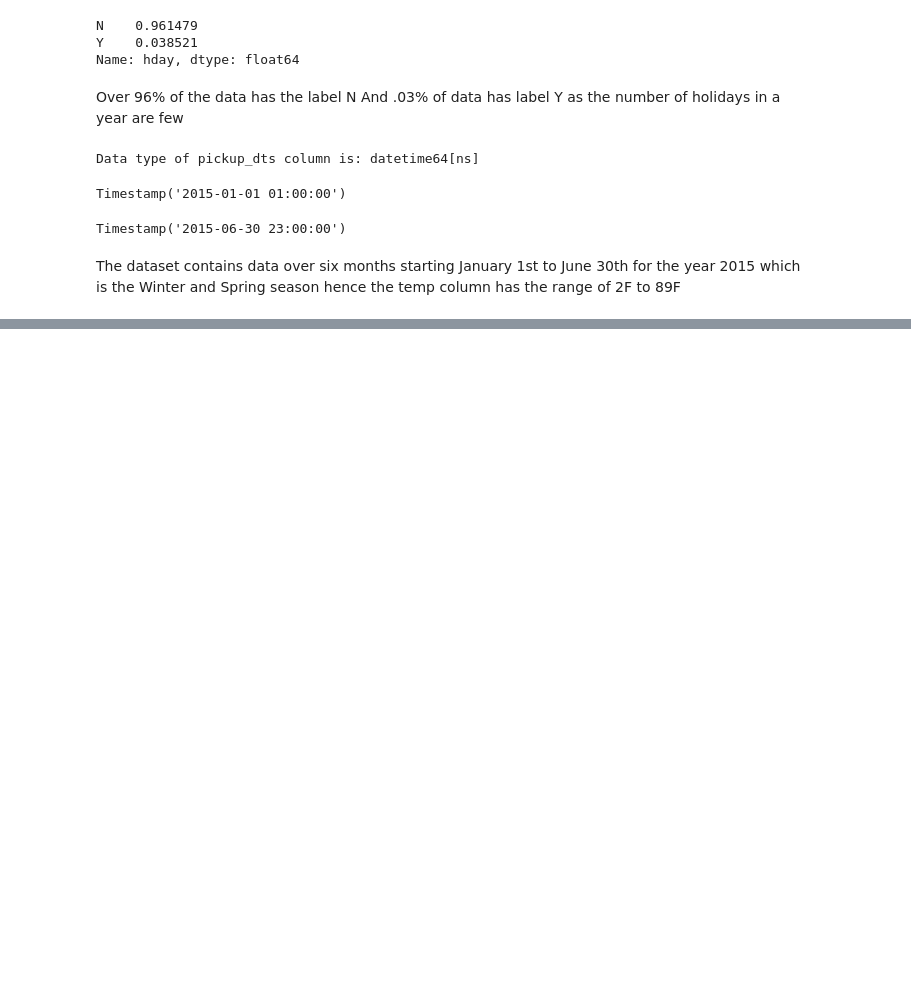
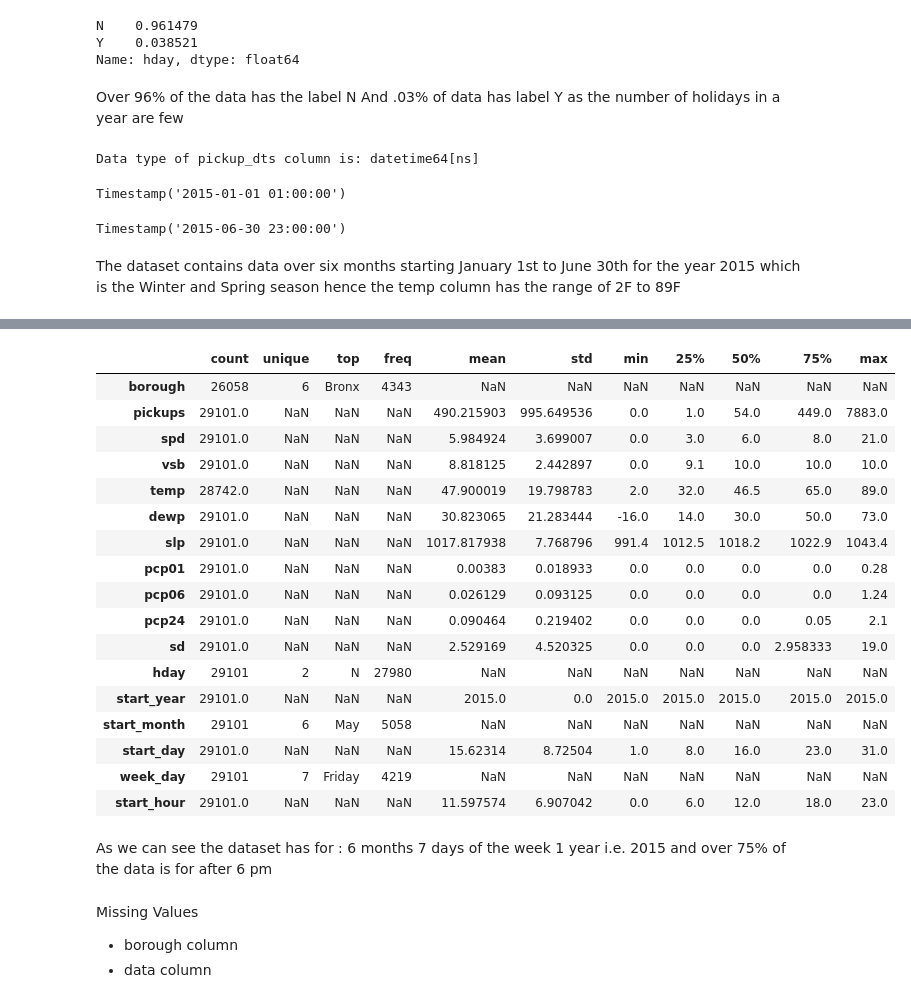
Before and after one commit to sanyassyed/EDA, a Jupyter notebook: eda.ipynb, the cells around one changed output, grey strips where cells are left out. Drawn from its saved outputs; the diff is of its cells as text; code cells hidden in the pictures; blank space fills up the shorter version.

```diff
--- a/eda.ipynb
+++ b/eda.ipynb
@@ -145,3 +145,13 @@ df['pickup_dt'].max()
 Timestamp('2015-06-30 23:00:00')
 # %% [markdown]
 The dataset contains data over six months starting January 1st to June 30th for the year 2015 which is the Winter and Spring season hence the temp column has the range of 2F to 89F
+# %%
+# Extracting the seperate information from the pickup_dt column
+df['start_year'] =  df['pickup_dt'].dt.year
+df['start_month'] = df['pickup_dt'].dt.month_name()
+df['start_day'] = df['pickup_dt'].dt.day
+df['week_day'] = df['pickup_dt'].dt.day_name()
+df['start_hour'] = df['pickup_dt'].dt.hour
+# %%
+# Deleting the pickup_dt column to avoid duplication
+df.drop('pickup_dt', axis=1, inplace=True)
@@ -147,0 +171,32 @@ The dataset contains data over six months starting January 1st to June 30th for
+# %%
+df.describe(include = 'all').T
+# %% [output]
+|  | count | unique | top | freq | mean | std | min | 25% | 50% | 75% | max |
+| borough | 26058 | 6 | Bronx | 4343 | NaN | NaN | NaN | NaN | NaN | NaN | NaN |
+| pickups | 29101.0 | NaN | NaN | NaN | 490.215903 | 995.649536 | 0.0 | 1.0 | 54.0 | 449.0 | 7883.0 |
+| spd | 29101.0 | NaN | NaN | NaN | 5.984924 | 3.699007 | 0.0 | 3.0 | 6.0 | 8.0 | 21.0 |
+| vsb | 29101.0 | NaN | NaN | NaN | 8.818125 | 2.442897 | 0.0 | 9.1 | 10.0 | 10.0 | 10.0 |
+| temp | 28742.0 | NaN | NaN | NaN | 47.900019 | 19.798783 | 2.0 | 32.0 | 46.5 | 65.0 | 89.0 |
+| dewp | 29101.0 | NaN | NaN | NaN | 30.823065 | 21.283444 | -16.0 | 14.0 | 30.0 | 50.0 | 73.0 |
+| slp | 29101.0 | NaN | NaN | NaN | 1017.817938 | 7.768796 | 991.4 | 1012.5 | 1018.2 | 1022.9 | 1043.4 |
+| pcp01 | 29101.0 | NaN | NaN | NaN | 0.00383 | 0.018933 | 0.0 | 0.0 | 0.0 | 0.0 | 0.28 |
+| pcp06 | 29101.0 | NaN | NaN | NaN | 0.026129 | 0.093125 | 0.0 | 0.0 | 0.0 | 0.0 | 1.24 |
+| pcp24 | 29101.0 | NaN | NaN | NaN | 0.090464 | 0.219402 | 0.0 | 0.0 | 0.0 | 0.05 | 2.1 |
+| sd | 29101.0 | NaN | NaN | NaN | 2.529169 | 4.520325 | 0.0 | 0.0 | 0.0 | 2.958333 | 19.0 |
+| hday | 29101 | 2 | N | 27980 | NaN | NaN | NaN | NaN | NaN | NaN | NaN |
+| start_year | 29101.0 | NaN | NaN | NaN | 2015.0 | 0.0 | 2015.0 | 2015.0 | 2015.0 | 2015.0 | 2015.0 |
+| start_month | 29101 | 6 | May | 5058 | NaN | NaN | NaN | NaN | NaN | NaN | NaN |
+| start_day | 29101.0 | NaN | NaN | NaN | 15.62314 | 8.72504 | 1.0 | 8.0 | 16.0 | 23.0 | 31.0 |
+| week_day | 29101 | 7 | Friday | 4219 | NaN | NaN | NaN | NaN | NaN | NaN | NaN |
+| start_hour | 29101.0 | NaN | NaN | NaN | 11.597574 | 6.907042 | 0.0 | 6.0 | 12.0 | 18.0 | 23.0 |
+# %% [markdown]
+As we can see the dataset has for :
+6 months
+7 days of the week
+1 year i.e. 2015
+and
+over 75% of the data is for after 6 pm
+# %% [markdown]
+Missing Values
+* borough column
+* data column
```
Also changed, not shown: parts of 11 cells of this notebook.
